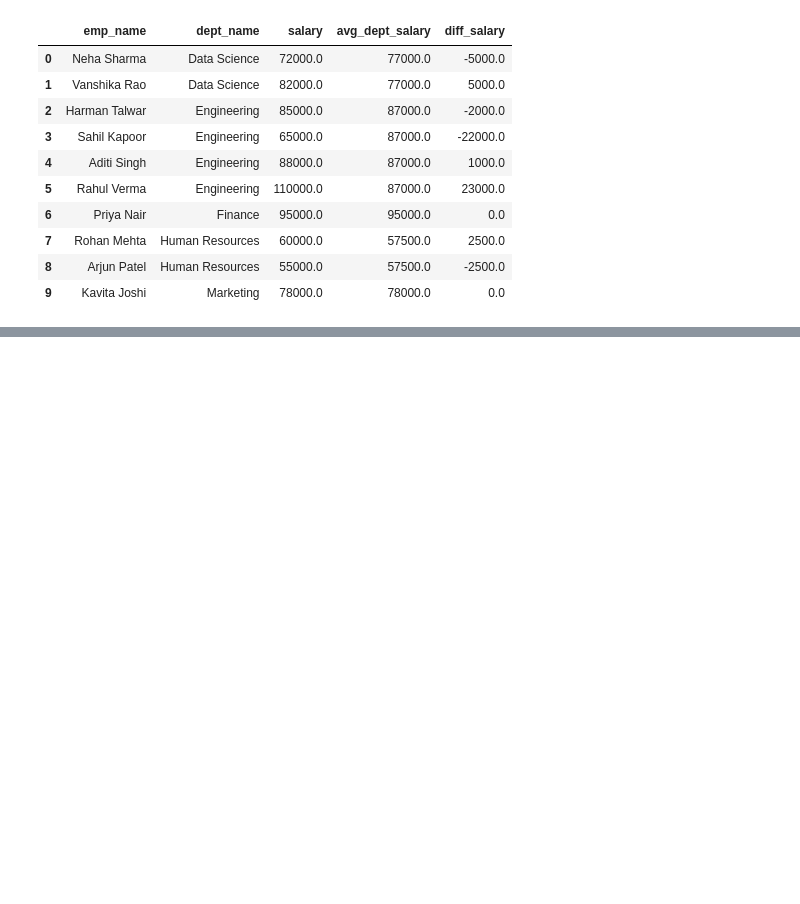
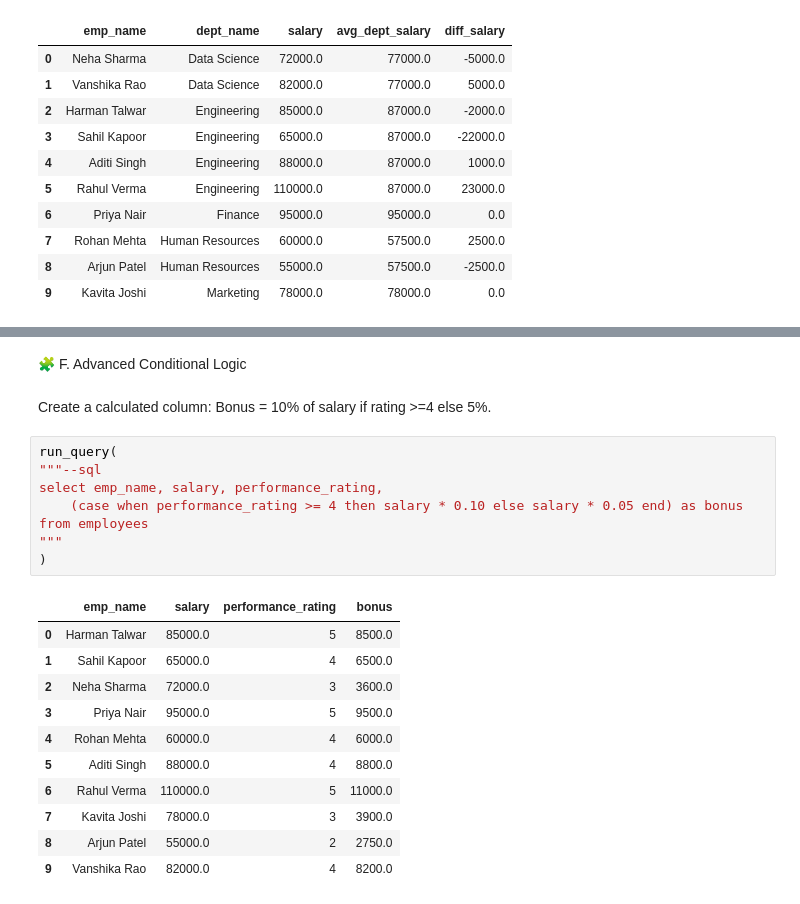
Before and after one commit to Sahil-x-boop/Data_Engineer, a Jupyter notebook: SQL/Day1/begins.ipynb, the cells around one changed output, grey strips where cells are left out. Saved outputs shown, nothing was run; the diff lists cells and outputs as text; blank space fills up the shorter version.

```diff
--- a/SQL/Day1/begins.ipynb
+++ b/SQL/Day1/begins.ipynb
@@ -516,3 +626,28 @@ WHERE rn = 1;
 | 2 | Finance | Priya Nair | 95000.0 |
 | 3 | Human Resources | Rohan Mehta | 60000.0 |
 | 4 | Marketing | Kavita Joshi | 78000.0 |
+# %% [markdown]
+🧩 F. Advanced Conditional Logic
+# %% [markdown]
+
+Create a calculated column: Bonus = 10% of salary if rating >=4 else 5%.
+# %%
+run_query(
+"""--sql
+select emp_name, salary, performance_rating,
+    (case when performance_rating >= 4 then salary * 0.10 else salary * 0.05 end) as bonus
+from employees
+"""
+)
+# %% [output]
+|  | emp_name | salary | performance_rating | bonus |
+| 0 | Harman Talwar | 85000.0 | 5 | 8500.0 |
+| 1 | Sahil Kapoor | 65000.0 | 4 | 6500.0 |
+| 2 | Neha Sharma | 72000.0 | 3 | 3600.0 |
+| 3 | Priya Nair | 95000.0 | 5 | 9500.0 |
+| 4 | Rohan Mehta | 60000.0 | 4 | 6000.0 |
+| 5 | Aditi Singh | 88000.0 | 4 | 8800.0 |
+| 6 | Rahul Verma | 110000.0 | 5 | 11000.0 |
+| 7 | Kavita Joshi | 78000.0 | 3 | 3900.0 |
+| 8 | Arjun Patel | 55000.0 | 2 | 2750.0 |
+| 9 | Vanshika Rao | 82000.0 | 4 | 8200.0 |
```
Also changed, not shown: parts of 36 cells of this notebook.
